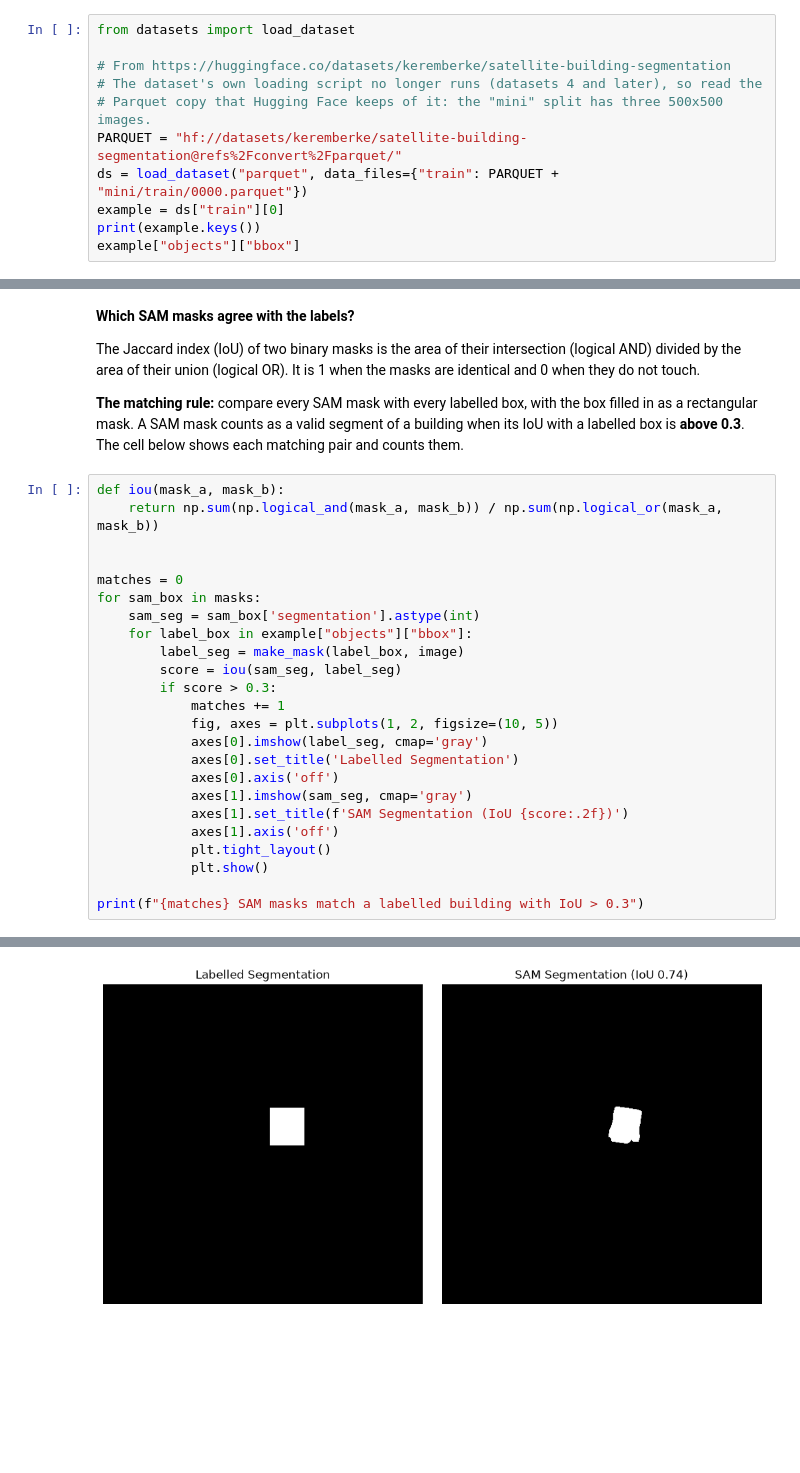
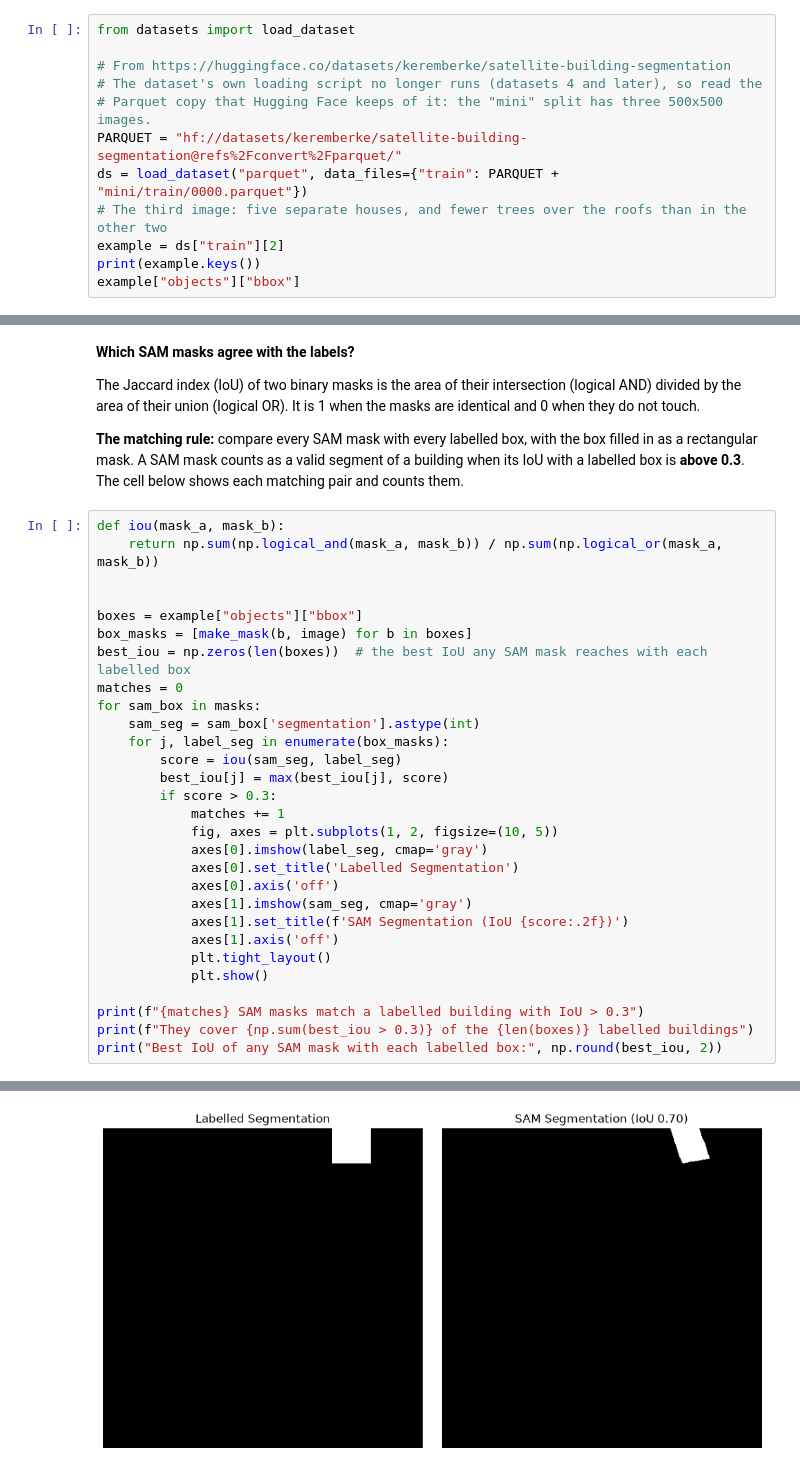
Before and after one commit to lemay-ai/CEG4195-SEG4180, a Jupyter notebook: week7-segment_houses_smartly.ipynb, the cells around one changed output, grey strips where cells are left out. Saved outputs shown, nothing was run; the diff lists cells and outputs as text; blank space fills up the shorter version.

```diff
--- a/week7-segment_houses_smartly.ipynb
+++ b/week7-segment_houses_smartly.ipynb
@@ -32,7 +33,8 @@ from datasets import load_dataset
 # Parquet copy that Hugging Face keeps of it: the "mini" split has three 500x500 images.
 PARQUET = "hf://datasets/keremberke/satellite-building-segmentation@refs%2Fconvert%2Fparquet/"
 ds = load_dataset("parquet", data_files={"train": PARQUET + "mini/train/0000.parquet"})
-example = ds["train"][0]
+# The third image: five separate houses, and fewer trees over the roofs than in the other two
+example = ds["train"][2]
 print(example.keys())
 example["objects"]["bbox"]
 # %% [output]
@@ -175,12 +176,15 @@ def iou(mask_a, mask_b):
     return np.sum(np.logical_and(mask_a, mask_b)) / np.sum(np.logical_or(mask_a, mask_b))
 
 
+boxes = example["objects"]["bbox"]
+box_masks = [make_mask(b, image) for b in boxes]
+best_iou = np.zeros(len(boxes))  # the best IoU any SAM mask reaches with each labelled box
 matches = 0
 for sam_box in masks:
     sam_seg = sam_box['segmentation'].astype(int)
-    for label_box in example["objects"]["bbox"]:
-        label_seg = make_mask(label_box, image)
+    for j, label_seg in enumerate(box_masks):
         score = iou(sam_seg, label_seg)
+        best_iou[j] = max(best_iou[j], score)
         if score > 0.3:
             matches += 1
             fig, axes = plt.subplots(1, 2, figsize=(10, 5))
@@ -194,4 +198,6 @@ for sam_box in masks:
             plt.show()
 
 print(f"{matches} SAM masks match a labelled building with IoU > 0.3")
+print(f"They cover {np.sum(best_iou > 0.3)} of the {len(boxes)} labelled buildings")
+print("Best IoU of any SAM mask with each labelled box:", np.round(best_iou, 2))
 # %% [output]
@@ -199 +205 @@ print(f"{matches} SAM masks match a labelled building with IoU > 0.3")
-[figure, old version]
+[figure, new version]
```
Also changed, not shown: parts of 16 cells of this notebook, 9 other files.
